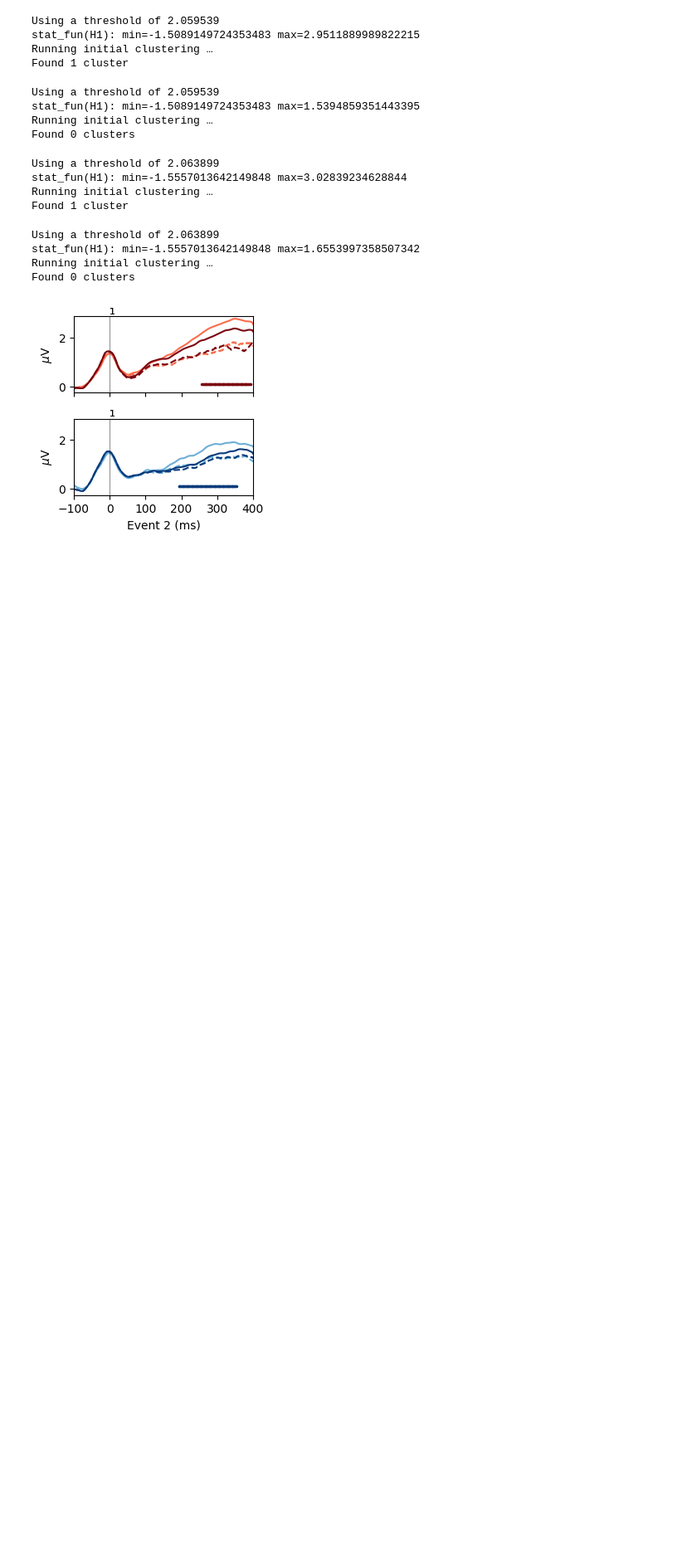
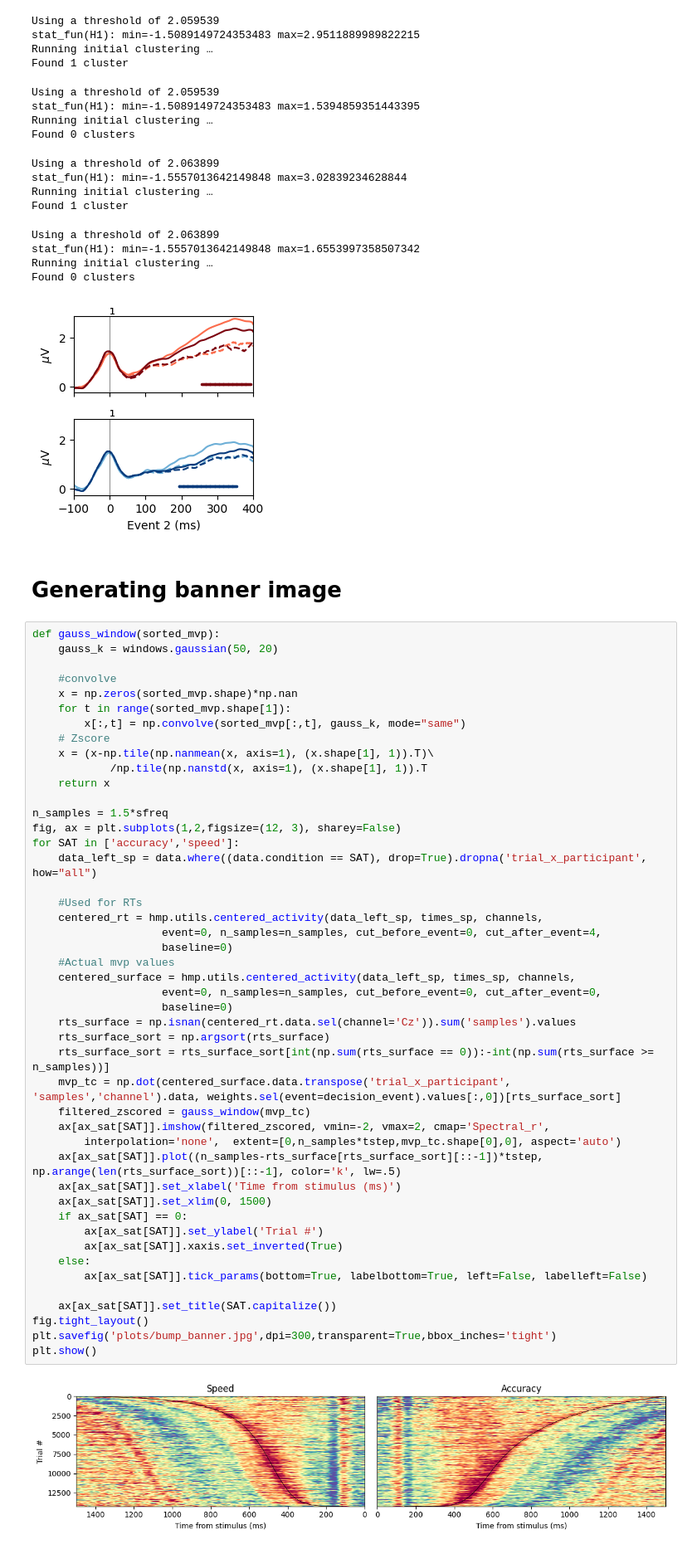
Before and after one commit to GWeindel/decision-times, a Jupyter notebook: 2-ERP_analyses.ipynb, the cells around one changed output. Shown at 83% size. Saved outputs shown, nothing was run; the diff lists cells and outputs as text; blank space fills up the shorter version.

Commit message:
Generating banner plot

```diff
--- a/2-ERP_analyses.ipynb
+++ b/2-ERP_analyses.ipynb
@@ -318,3 +318,53 @@ stat_fun(H1): min=-1.5557013642149848 max=1.6553997358507342
 Running initial clustering …
 Found 0 clusters
 [figure]
+# %% [markdown]
+# Generating banner image
+# %%
+def gauss_window(sorted_mvp):
+    gauss_k = windows.gaussian(50, 20)
+
+    #convolve
+    x = np.zeros(sorted_mvp.shape)*np.nan
+    for t in range(sorted_mvp.shape[1]):
+        x[:,t] = np.convolve(sorted_mvp[:,t], gauss_k, mode="same")
+    # Zscore
+    x = (x-np.tile(np.nanmean(x, axis=1), (x.shape[1], 1)).T)\
+            /np.tile(np.nanstd(x, axis=1), (x.shape[1], 1)).T
+    return x
+
+n_samples = 1.5*sfreq
+fig, ax = plt.subplots(1,2,figsize=(12, 3), sharey=False)
+for SAT in ['accuracy','speed']:
+    data_left_sp = data.where((data.condition == SAT), drop=True).dropna('trial_x_participant', how="all")
+
+    #Used for RTs
+    centered_rt = hmp.utils.centered_activity(data_left_sp, times_sp, channels,
+                    event=0, n_samples=n_samples, cut_before_event=0, cut_after_event=4,
+                    baseline=0)
+    #Actual mvp values
+    centered_surface = hmp.utils.centered_activity(data_left_sp, times_sp, channels,
+                    event=0, n_samples=n_samples, cut_before_event=0, cut_after_event=0,
+                    baseline=0)
+    rts_surface = np.isnan(centered_rt.data.sel(channel='Cz')).sum('samples').values
+    rts_surface_sort = np.argsort(rts_surface)
+    rts_surface_sort = rts_surface_sort[int(np.sum(rts_surface == 0)):-int(np.sum(rts_surface >= n_samples))]
+    mvp_tc = np.dot(centered_surface.data.transpose('trial_x_participant', 'samples','channel').data, weights.sel(event=decision_event).values[:,0])[rts_surface_sort]
+    filtered_zscored = gauss_window(mvp_tc)
+    ax[ax_sat[SAT]].imshow(filtered_zscored, vmin=-2, vmax=2, cmap='Spectral_r',
+        interpolation='none',  extent=[0,n_samples*tstep,mvp_tc.shape[0],0], aspect='auto')
+    ax[ax_sat[SAT]].plot((n_samples-rts_surface[rts_surface_sort][::-1])*tstep, np.arange(len(rts_surface_sort))[::-1], color='k', lw=.5)
+    ax[ax_sat[SAT]].set_xlabel('Time from stimulus (ms)')
+    ax[ax_sat[SAT]].set_xlim(0, 1500)
+    if ax_sat[SAT] == 0:
+        ax[ax_sat[SAT]].set_ylabel('Trial #')
+        ax[ax_sat[SAT]].xaxis.set_inverted(True)
+    else:
+        ax[ax_sat[SAT]].tick_params(bottom=True, labelbottom=True, left=False, labelleft=False)
+
+    ax[ax_sat[SAT]].set_title(SAT.capitalize())
+fig.tight_layout()
+plt.savefig('plots/bump_banner.jpg',dpi=300,transparent=True,bbox_inches='tight')
+plt.show()
+# %% [output]
+[figure, added]
```
Also changed, not shown: 1 other file.
